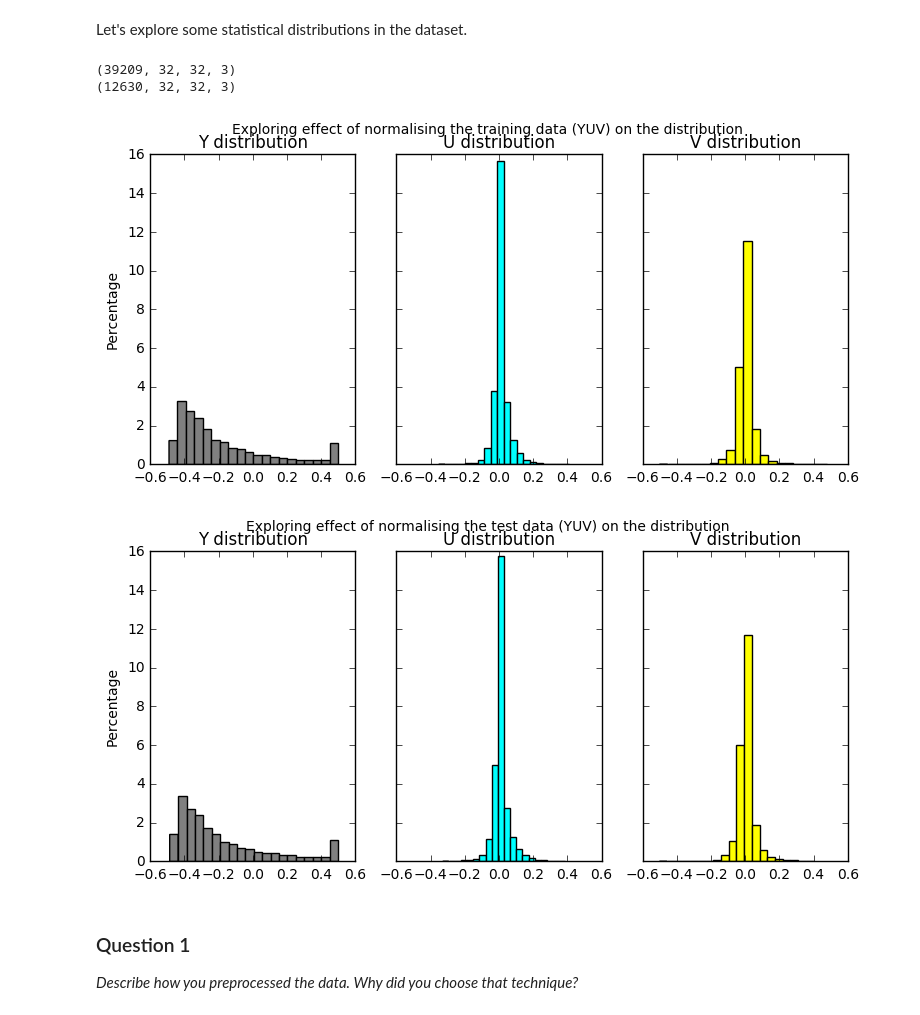
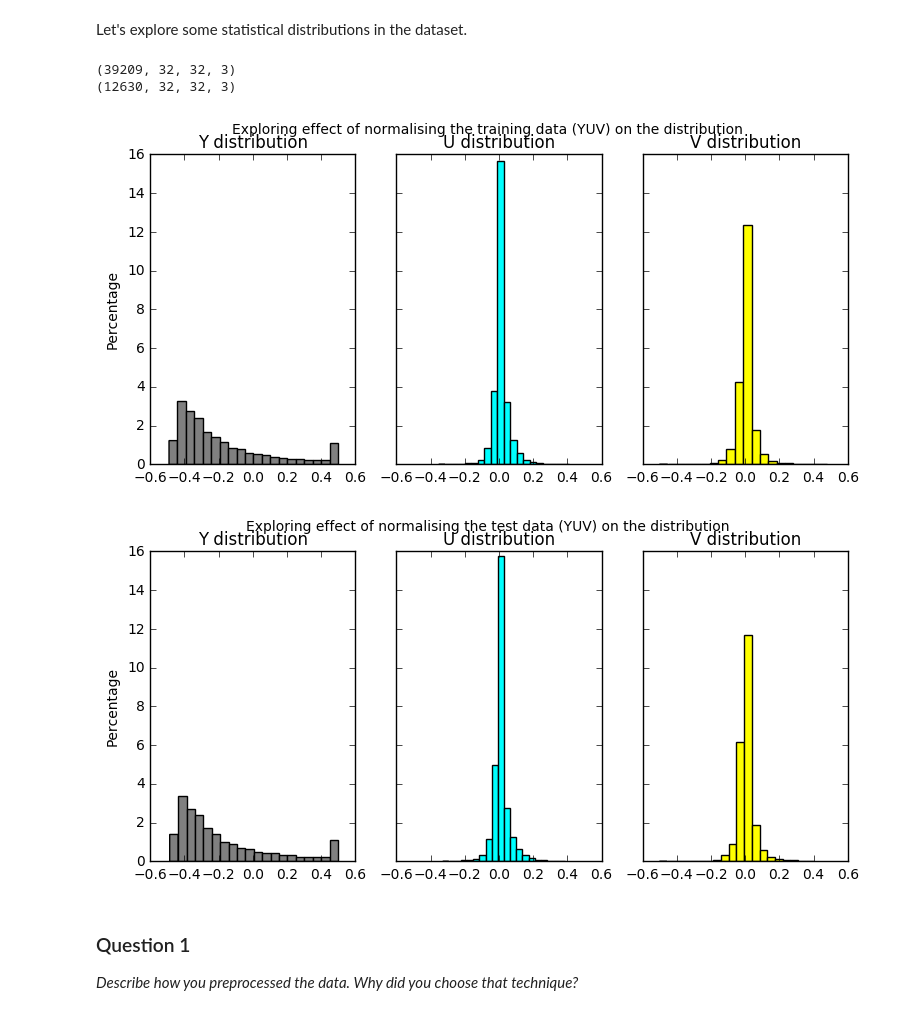
Before and after one commit to rdjondo/CarND-Traffic-Sign-Classifier-Project, a Jupyter notebook: Traffic_Sign_Classifier.ipynb, the cells around one changed output. Cells and saved outputs as stored; diff of their text form; code cells hidden in the pictures.

```diff
--- a/Traffic_Sign_Classifier.ipynb
+++ b/Traffic_Sign_Classifier.ipynb
@@ -222,36 +222,36 @@ Let's explore some statistical distributions in the dataset.
 # %%
 X_train_yuv = np.array([cv2.cvtColor(image, cv2.COLOR_RGB2YUV) for image in X_train])
 X_test_yuv =  np.array([cv2.cvtColor(image, cv2.COLOR_RGB2YUV) for image in X_test])
-X_train_norm = (X_train_yuv-128.)/255
-X_test_norm = (X_test_yuv-128.)/255
+X_train_norm = (np.float32(X_train_yuv)-128.)/255
+X_test_norm = (np.float32(X_test_yuv)-128.)/255
 
 fig, axs = plt.subplots(1, 3, figsize=(9, 4), sharey=True, sharex=True)
 axs[0].set_ylabel('Percentage')
 axs[0].hist((X_train_norm[:,:,:,0]).ravel(), bins, color='gray',  normed=True)
 axs[0].set_title('Y distribution')
 axs[1].hist((X_train_norm[:,:,:,1]).ravel(), bins, color='cyan',  normed=True)
 axs[1].set_title('U distribution')
 axs[2].hist((X_train_norm[:,:,:,2]).ravel(), bins, color='yellow',  normed=True)
 axs[2].set_title('V distribution')
 plt.suptitle('Exploring effect of normalising the training data (YUV) on the distribution')
 print(X_train_norm.shape)
 
 fig, axs = plt.subplots(1, 3, figsize=(9, 4), sharey=True, sharex=True)
 axs[0].set_ylabel('Percentage')
 axs[0].hist((X_test_norm[:,:,:,0]).ravel(), bins, color='gray',  normed=True)
 axs[0].set_title('Y distribution')
 axs[1].hist((X_test_norm[:,:,:,1]).ravel(), bins, color='cyan',  normed=True)
 axs[1].set_title('U distribution')
 axs[2].hist((X_test_norm[:,:,:,2]).ravel(), bins, color='yellow',  normed=True)
 axs[2].set_title('V distribution')
 plt.suptitle('Exploring effect of normalising the test data (YUV) on the distribution')
 print(X_test_norm.shape)
 
 plt.show()
 # %% [output]
 (39209, 32, 32, 3)
 (12630, 32, 32, 3)
-[figure, old version]
+[figure, new version]
 [figure]
 # %% [markdown]
 ### Question 1
```
Also changed, not shown: parts of 50 cells of this notebook.
